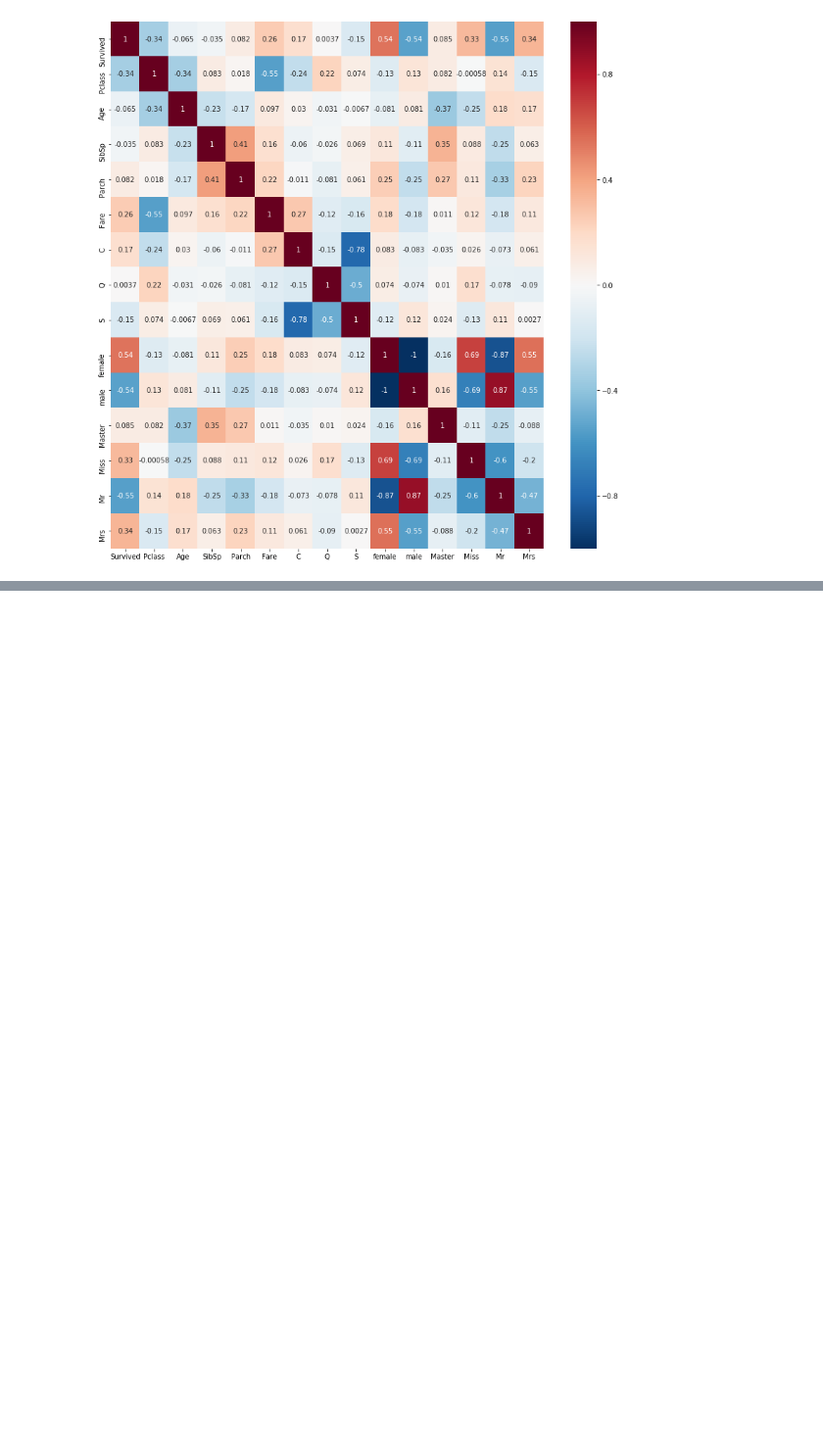
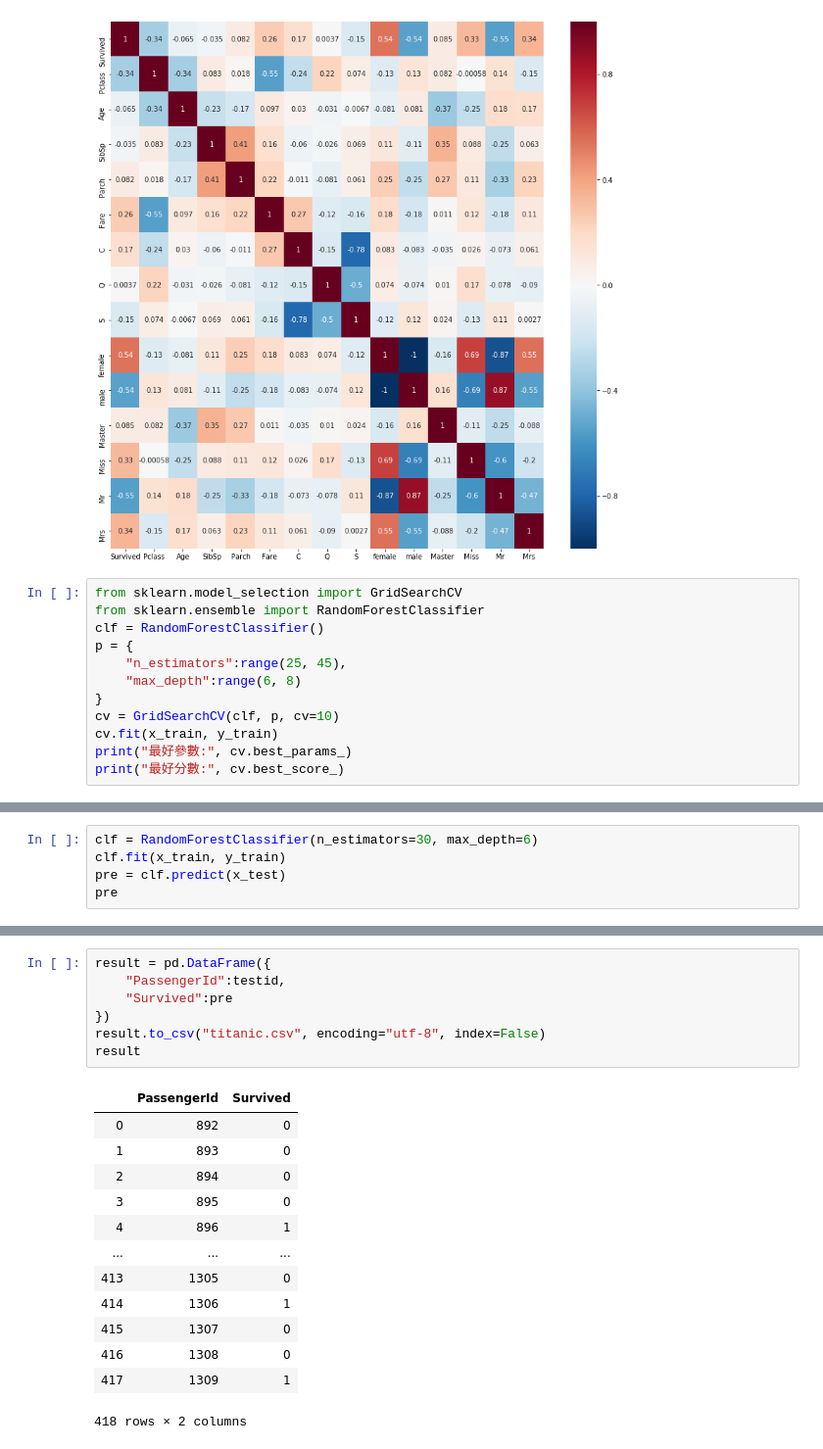
Before and after one commit to Elwing-Chou/MLDemo, a Jupyter notebook: titanic.ipynb, the cells around one changed output, grey strips where cells are left out. Shown: that part at 98% size. Saved outputs shown, nothing was run; the diff lists cells and outputs as text; blank space fills up the shorter version.

```diff
--- a/titanic.ipynb
+++ b/titanic.ipynb
@@ -301,3 +301,15 @@ sns.heatmap(train.corr(),
 # %% [output]
 <matplotlib.axes._subplots.AxesSubplot at 0x...>
 [figure]
+# %%
+from sklearn.model_selection import GridSearchCV
+from sklearn.ensemble import RandomForestClassifier
+clf = RandomForestClassifier()
+p = {
+    "n_estimators":range(25, 45),
+    "max_depth":range(6, 8)
+}
+cv = GridSearchCV(clf, p, cv=10)
+cv.fit(x_train, y_train)
+print("最好參數:", cv.best_params_)
+print("最好分數:", cv.best_score_)
@@ -303,0 +330,5 @@ sns.heatmap(train.corr(),
+# %%
+clf = RandomForestClassifier(n_estimators=30, max_depth=6)
+clf.fit(x_train, y_train)
+pre = clf.predict(x_test)
+pre
@@ -303,0 +356,21 @@ sns.heatmap(train.corr(),
+# %%
+result = pd.DataFrame({
+    "PassengerId":testid,
+    "Survived":pre
+})
+result.to_csv("titanic.csv", encoding="utf-8", index=False)
+result
+# %% [output]
+|  | PassengerId | Survived |
+| 0 | 892 | 0 |
+| 1 | 893 | 0 |
+| 2 | 894 | 0 |
+| 3 | 895 | 0 |
+| 4 | 896 | 1 |
+| ... | ... | ... |
+| 413 | 1305 | 0 |
+| 414 | 1306 | 1 |
+| 415 | 1307 | 0 |
+| 416 | 1308 | 0 |
+| 417 | 1309 | 1 |
+418 rows × 2 columns
```
Also changed, not shown: parts of 4 cells of this notebook.
